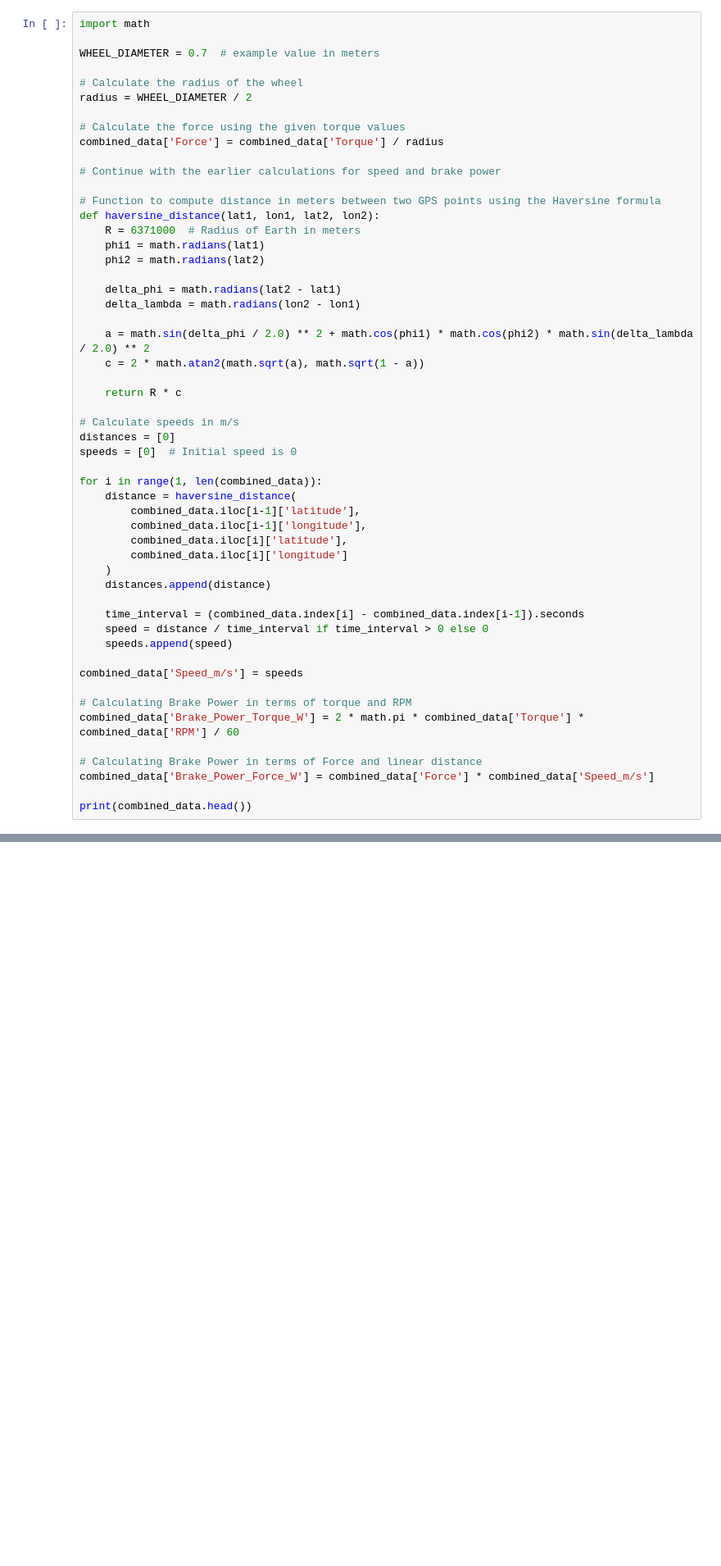
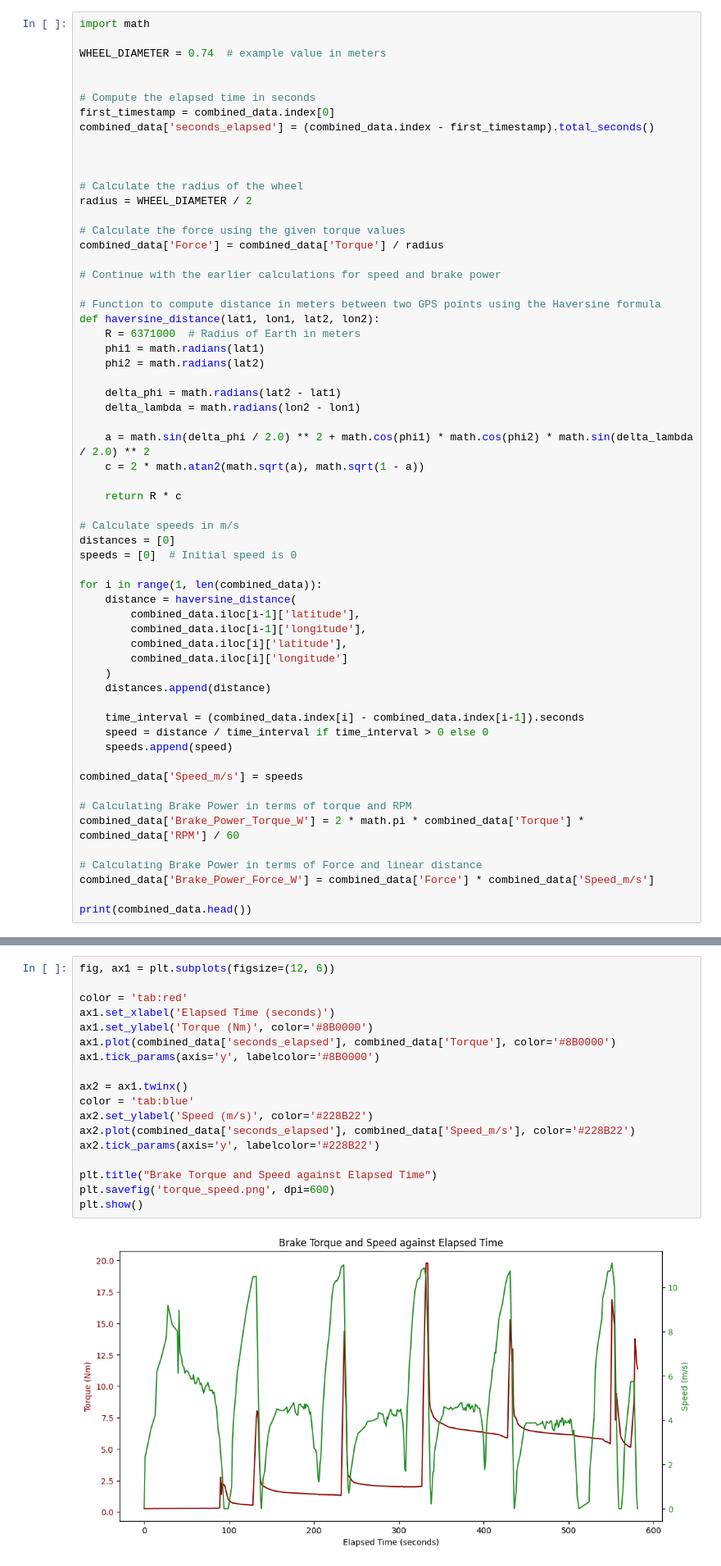
Before and after one commit to Eternoxy/OpenBrakes, a Jupyter notebook: OpenBrakesAnalysis.ipynb, the cells around one changed output, grey strips where cells are left out. Shown: that part at 82% size. Drawn from its saved outputs; the diff is of its cells as text; blank space fills up the shorter version.

```diff
--- a/OpenBrakesAnalysis.ipynb
+++ b/OpenBrakesAnalysis.ipynb
@@ -133,7 +107,14 @@ combined_data.head()
 # %%
 import math
 
-WHEEL_DIAMETER = 0.7  # example value in meters
+WHEEL_DIAMETER = 0.74  # example value in meters
+
+
+# Compute the elapsed time in seconds
+first_timestamp = combined_data.index[0]
+combined_data['seconds_elapsed'] = (combined_data.index - first_timestamp).total_seconds()
+
+
 
 # Calculate the radius of the wheel
 radius = WHEEL_DIAMETER / 2
@@ -282,0 +261,20 @@ m.save('/map.html')
+# %%
+fig, ax1 = plt.subplots(figsize=(12, 6))
+
+color = 'tab:red'
+ax1.set_xlabel('Elapsed Time (seconds)')
+ax1.set_ylabel('Torque (Nm)', color='#8B0000')
+ax1.plot(combined_data['seconds_elapsed'], combined_data['Torque'], color='#8B0000')
+ax1.tick_params(axis='y', labelcolor='#8B0000')
+
+ax2 = ax1.twinx()
+color = 'tab:blue'
+ax2.set_ylabel('Speed (m/s)', color='#228B22')
+ax2.plot(combined_data['seconds_elapsed'], combined_data['Speed_m/s'], color='#228B22')
+ax2.tick_params(axis='y', labelcolor='#228B22')
+
+plt.title("Brake Torque and Speed against Elapsed Time")
+plt.savefig('torque_speed.png', dpi=600)
+plt.show()
+# %% [output]
+[figure, added]
```
Also changed, not shown: parts of 24 cells of this notebook.
